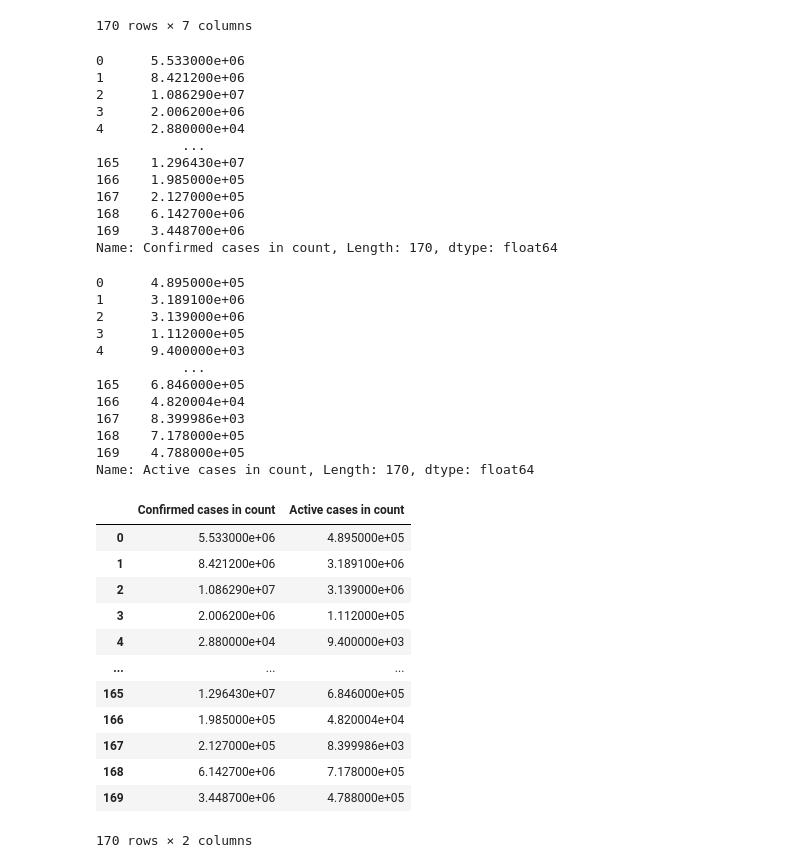
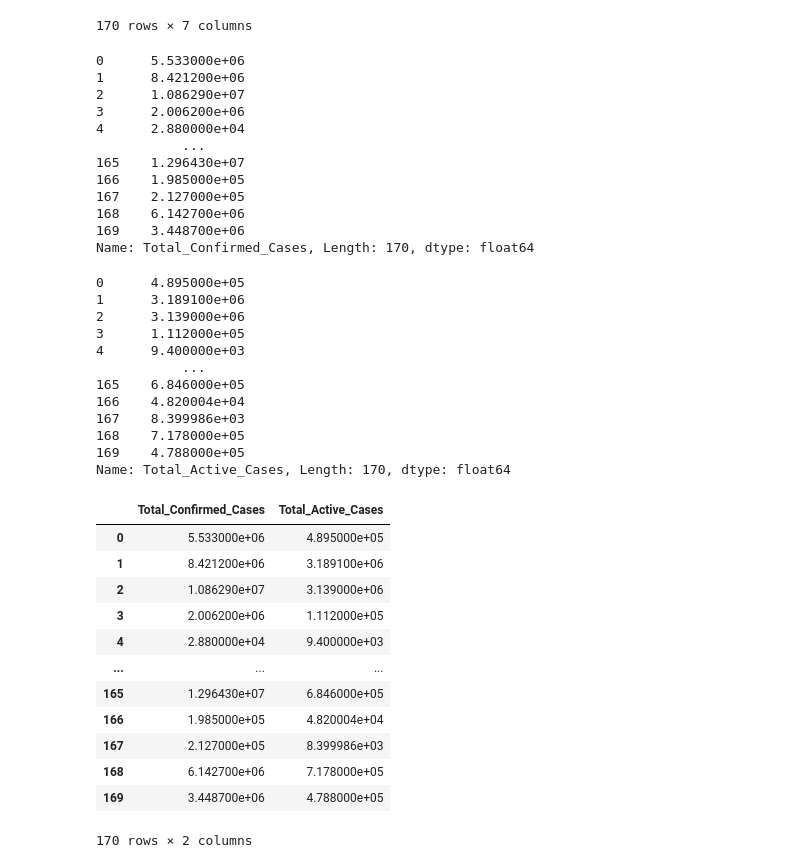
Before and after one commit to data301-2021-summer2/project-group28-project, a Jupyter notebook: analysis/Anthony Vong/milestone2.ipynb, the cells around one changed output. Saved outputs shown, nothing was run; the diff lists cells and outputs as text; code cells hidden in the pictures.

```diff
--- a/analysis/Anthony Vong/milestone2.ipynb
+++ b/analysis/Anthony Vong/milestone2.ipynb
@@ -57,8 +57,8 @@ fat1
 | 169 | Zimbabwe | 12.3 | 0.232033 | 0.008854 | 0.190964 | 0.032214 | 14863000.0 |
 170 rows × 7 columns
 # %%
-kcal['Confirmed cases in count'] = kcal['Population']*kcal['Confirmed']
-kcal['Confirmed cases in count']
+kcal['Total_Confirmed_Cases'] = kcal['Population']*kcal['Confirmed']
+kcal['Total_Confirmed_Cases']
 # %% [output]
 0      5.533000e+06
 1      8.421200e+06
@@ -71,10 +71,10 @@ kcal['Confirmed cases in count']
 167    2.127000e+05
 168    6.142700e+06
 169    3.448700e+06
-Name: Confirmed cases in count, Length: 170, dtype: float64
+Name: Total_Confirmed_Cases, Length: 170, dtype: float64
 # %%
-kcal['Active cases in count'] = kcal['Population']*kcal['Active']
-kcal['Active cases in count']
+kcal['Total_Active_Cases'] = kcal['Population']*kcal['Active']
+kcal['Total_Active_Cases']
 # %% [output]
 0      4.895000e+05
 1      3.189100e+06
@@ -87,12 +87,12 @@ kcal['Active cases in count']
 167    8.399986e+03
 168    7.178000e+05
 169    4.788000e+05
-Name: Active cases in count, Length: 170, dtype: float64
+Name: Total_Active_Cases, Length: 170, dtype: float64
 # %%
-kcal1 = pd.concat([kcal['Confirmed cases in count'], kcal['Active cases in count']], axis = 1)
+kcal1 = pd.concat([kcal['Total_Confirmed_Cases'], kcal['Total_Active_Cases']], axis = 1)
 kcal1
 # %% [output]
-|  | Confirmed cases in count | Active cases in count |
+|  | Total_Confirmed_Cases | Total_Active_Cases |
 | 0 | 5.533000e+06 | 4.895000e+05 |
 | 1 | 8.421200e+06 | 3.189100e+06 |
 | 2 | 1.086290e+07 | 3.139000e+06 |
```
Also changed, not shown: parts of 23 cells of this notebook, 3 other files.
